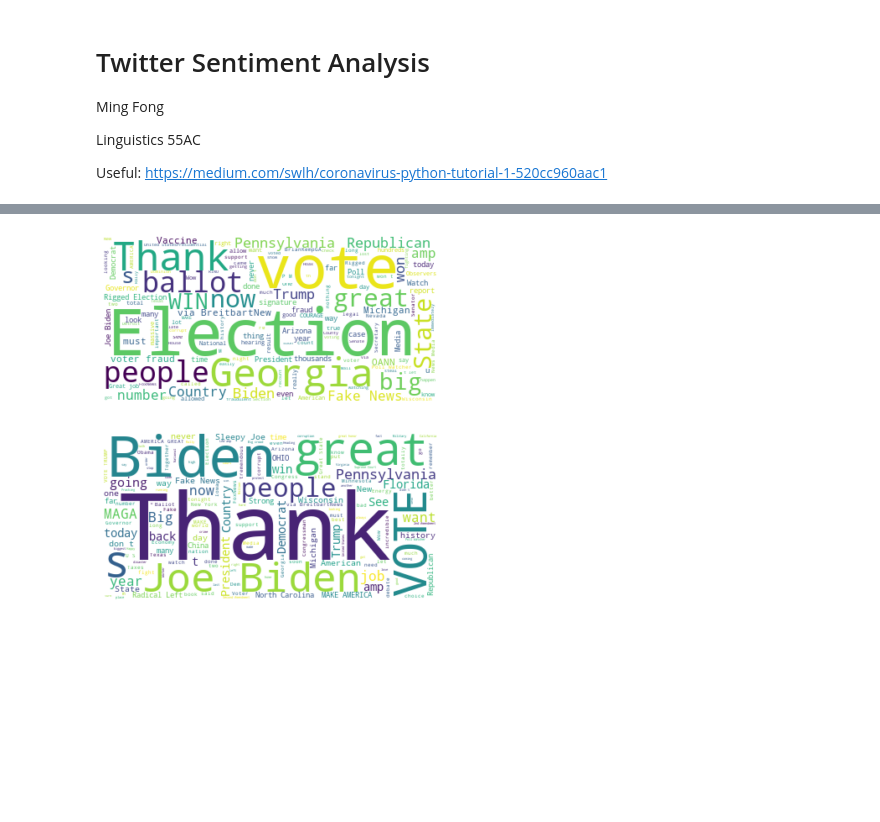
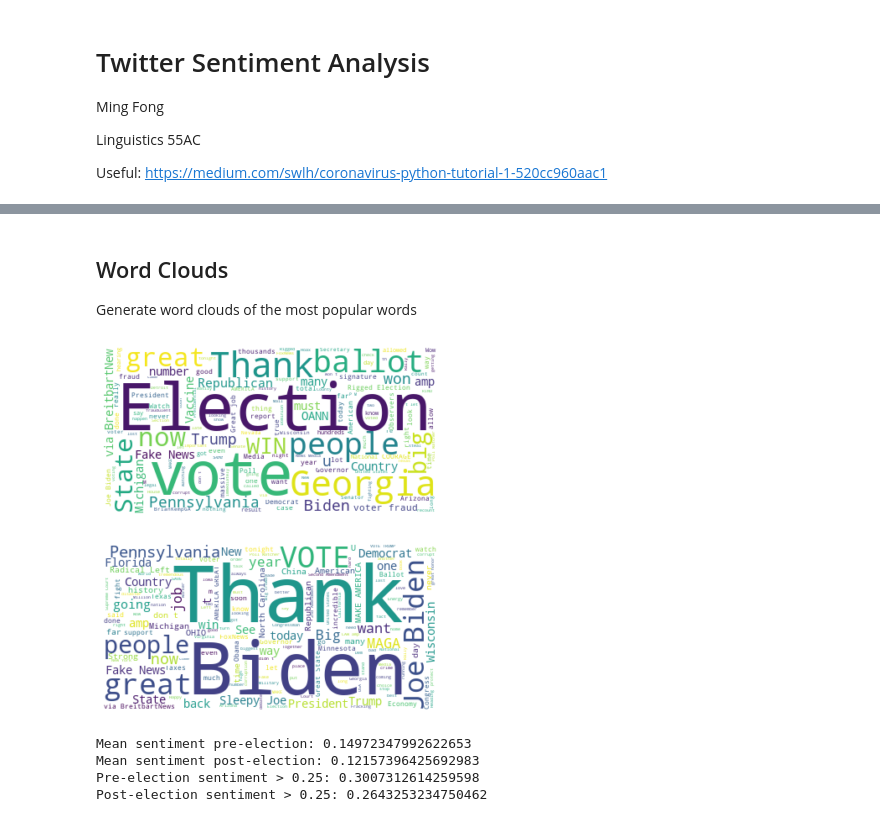
Before and after one commit to evilpegasus/twitter-sentiment-analysis, a Jupyter notebook: twitter_sentiment.ipynb, the cells around one changed output, grey strips where cells are left out. Drawn from its saved outputs; the diff is of its cells as text; code cells hidden in the pictures; blank space fills up the shorter version.

```diff
--- a/twitter_sentiment.ipynb
+++ b/twitter_sentiment.ipynb
@@ -114,3 +99,13 @@ df = df.dropna(subset = ["text"])
 
 # Remove non alphanumeric characters
 # df["text"] = [" ".join(re.sub("(@[A-Za-z0-9]+)|([^0-9A-Za-z \t]) |(\w+:\/\/\S+)", " ", x).split()) for x in df["text"]]
+# %%
+# Plot tweets per day
+df["date truncated"] = [x.replace(minute = 0, hour = 0, second = 0, microsecond = 0) for x in df["date"]]
+df.groupby(df["date truncated"]).count().plot(color = "red", figsize = (10, 6))
+plt.axvline(x = dt.datetime(2020, 11, 3), color = "blue")
+plt.text(dt.datetime(2020, 11, 4), 35, "Election Day (2020-11-3)", color = "blue")
+plt.title("@realDonaldTrump Tweets per Day")
+plt.xlabel("Date")
+plt.ylabel("Number of Tweets")
+plt.savefig("images/tweets_per_day")
@@ -120,19 +127,22 @@ df["sentiment"] = [TextBlob(text).sentiment.polarity for text in df["text"]]
+# %% [markdown]
+## Word Clouds
+Generate word clouds of the most popular words
 # %%
 post_election = df[df["date"] >= "2020-11-3"]
 pre_election = df[df["date"] < "2020-11-3"]
 # %%
 stopwords = set(STOPWORDS)
-stopwords.update(["will"])
+stopwords.update(["will", "s"])
 
 # Post-election wordcloud
 post_wordcloud = WordCloud(stopwords = stopwords, background_color="white").generate(" ".join(post_election["text"].tolist()))
 post_wordcloud.to_file("images/post_wordcloud.png")
 
 plt.imshow(post_wordcloud, interpolation='bilinear')
 plt.axis("off")
 plt.show()
 # %% [output]
-[figure, old version]
+[figure, new version]
 # %%
 # Pre-election wordcloud
 pre_wordcloud = WordCloud(stopwords = stopwords, background_color="white").generate(" ".join(pre_election["text"].tolist()))
@@ -142,4 +152,16 @@ plt.imshow(pre_wordcloud, interpolation='bilinear')
 plt.axis("off")
 plt.show()
 # %% [output]
-[figure, old version]
+[figure, new version]
+# %%
+# Mean sentiment before and after election day
+print("Mean sentiment pre-election: " + str(pre_election["sentiment"].mean()))
+print("Mean sentiment post-election: " + str(post_election["sentiment"].mean()))
+
+print("Pre-election sentiment > 0.25: " + str(len(pre_election[pre_election["sentiment"] > 0.25]) / len(pre_election["sentiment"])))
+print("Post-election sentiment > 0.25: " + str(len(post_election[post_election["sentiment"] > 0.25]) / len(post_election["sentiment"])))
+# %% [output]
+Mean sentiment pre-election: 0.14972347992622653
+Mean sentiment post-election: 0.12157396425692983
+Pre-election sentiment > 0.25: 0.3007312614259598
+Post-election sentiment > 0.25: 0.2643253234750462
```
Also changed, not shown: parts of 5 cells of this notebook, 8 other files.
